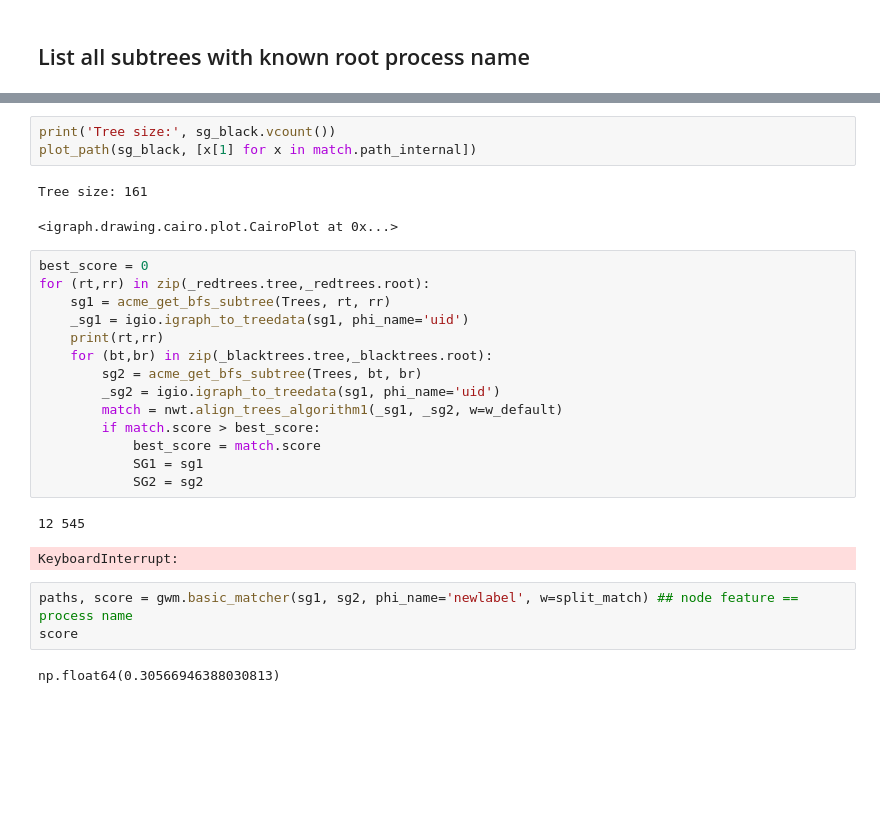
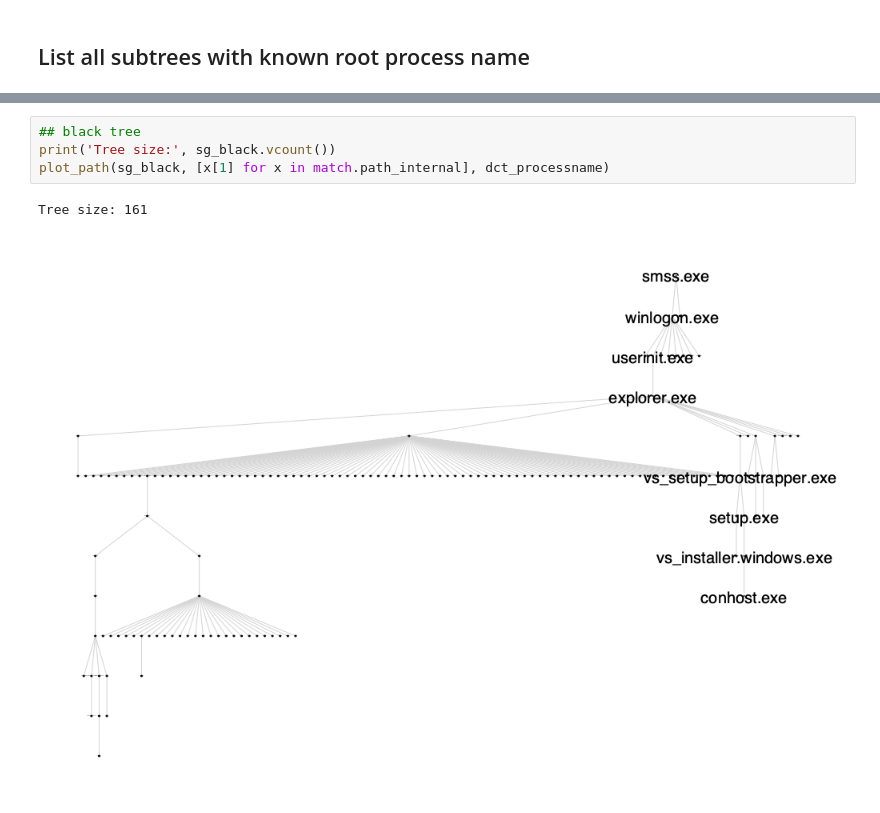
Before and after one commit to ftheberge/Matching_Experiments, a Jupyter notebook: ACME4/process_trees_scoring.ipynb, the cells around one changed output, grey strips where cells are left out. Drawn from its saved outputs; the diff is of its cells as text; blank space fills up the shorter version.

```diff
--- a/ACME4/process_trees_scoring.ipynb
+++ b/ACME4/process_trees_scoring.ipynb
@@ -363,28 +210,7 @@ Tree size: 200
 # %%
+## black tree
 print('Tree size:', sg_black.vcount())
-plot_path(sg_black, [x[1] for x in match.path_internal])
+plot_path(sg_black, [x[1] for x in match.path_internal], dct_processname)
 # %% [output]
 Tree size: 161
-<igraph.drawing.cairo.plot.CairoPlot at 0x...>
+[figure, added]
-# %%
-best_score = 0
-for (rt,rr) in zip(_redtrees.tree,_redtrees.root):
-    sg1 = acme_get_bfs_subtree(Trees, rt, rr)
-    _sg1 = igio.igraph_to_treedata(sg1, phi_name='uid')
-    print(rt,rr)
-    for (bt,br) in zip(_blacktrees.tree,_blacktrees.root):
-        sg2 = acme_get_bfs_subtree(Trees, bt, br)
-        _sg2 = igio.igraph_to_treedata(sg1, phi_name='uid')
-        match = nwt.align_trees_algorithm1(_sg1, _sg2, w=w_default)
-        if match.score > best_score:
-            best_score = match.score
-            SG1 = sg1
-            SG2 = sg2
-# %% [output]
-12 545
-KeyboardInterrupt:
-# %%
-paths, score = gwm.basic_matcher(sg1, sg2, phi_name='newlabel', w=split_match) ## node feature == process name
-score
-# %% [output]
-np.float64(0.30566946388030813)
```
Also changed, not shown: parts of 27 cells of this notebook, 1 other file.
